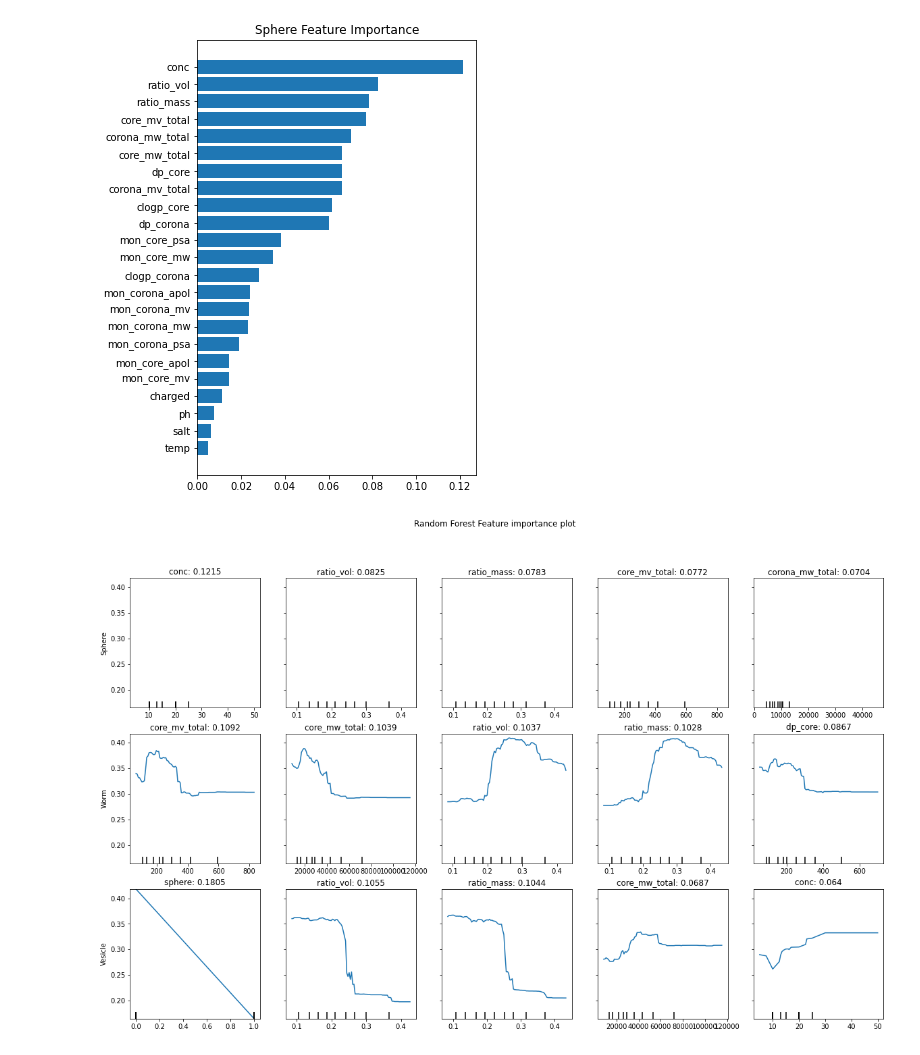
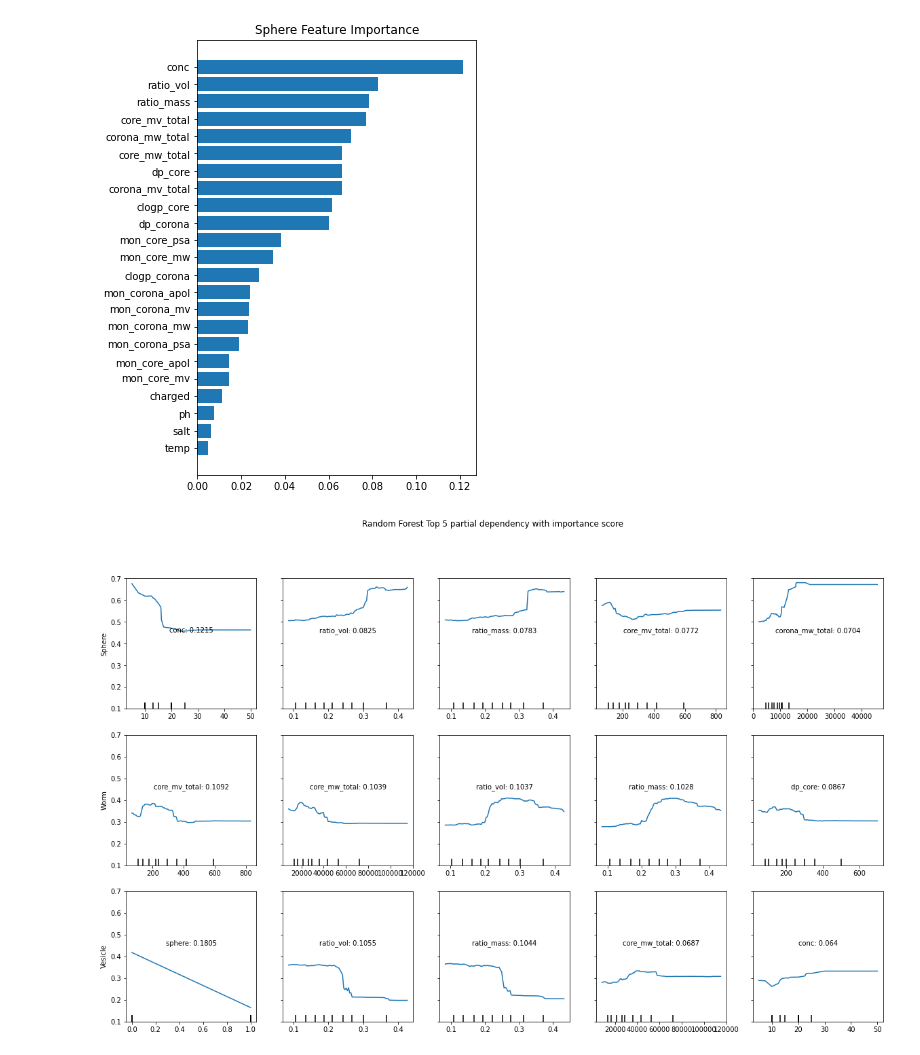
Before and after one commit to marioboley/PISA_ML, a Jupyter notebook: random_forest.ipynb, the cells around one changed output. Cells and saved outputs as stored; diff of their text form; code cells hidden in the pictures.

```diff
--- a/random_forest.ipynb
+++ b/random_forest.ipynb
@@ -66,35 +44,37 @@ plt.title("Sphere Feature Importance")
 Text(0.5, 1.0, 'Sphere Feature Importance')
 [figure]
 # %%
-from sklearn.inspection import plot_partial_dependence
-
 _, axs = plt.subplots(ncols=5, nrows=3, figsize=(20, 12), sharey=True)
 common_params = {
     "n_jobs": 12,
 }
 
 for j in range(3):
     col_indx = -4 + j
 
     sorted_idx = fitted_models[j].feature_importances_.argsort()
     order = list(data1.iloc[:, :col_indx].columns[sorted_idx])[::-1]
     importance_scores = fitted_models[j].feature_importances_[sorted_idx][::-1]
 
     plot_partial_dependence(fitted_models[j],
                             features=order[:5],
                             X=data1.iloc[:, :col_indx],
-                            ax=axs[j, :], # seems a bug here
+                            ax=axs[j, :],
                             **common_params)
     for i in range(5):
-        axs[j, i].set_title(order[i] + ': ' + str(round(importance_scores[i], 4)))
+        text = order[i] + ': ' + str(round(importance_scores[i], 4))
+        axs[j, i].set_ylim([0.1, 0.7])
+        axs[j, i].text(0.5, 0.6, text, horizontalalignment='center', verticalalignment='center', transform=axs[j, i].transAxes)
         axs[j, i].set_xlabel(None)
         axs[j, i].set_ylabel(None)
+
+
 
 axs[0,0].set_ylabel('Sphere')
 axs[1,0].set_ylabel('Worm')
 axs[2,0].set_ylabel('Vesicle')
-plt.suptitle('Random Forest Feature importance plot')
-plt.savefig(os.path.join(OUTPUTPATH, 'models_schematic.pdf'), bbox_inches='tight', pad_inches=0)
+plt.suptitle('Random Forest Top 5 partial dependency with importance score')
+plt.savefig(os.path.join(OUTPUTPATH, 'Random_Forest_Top_5_partial_dependency.pdf'), bbox_inches='tight', pad_inches=0)
 plt.show()
 # %% [output]
-[figure, old version]
+[figure, new version]
```
Also changed, not shown: parts of 3 cells of this notebook.
